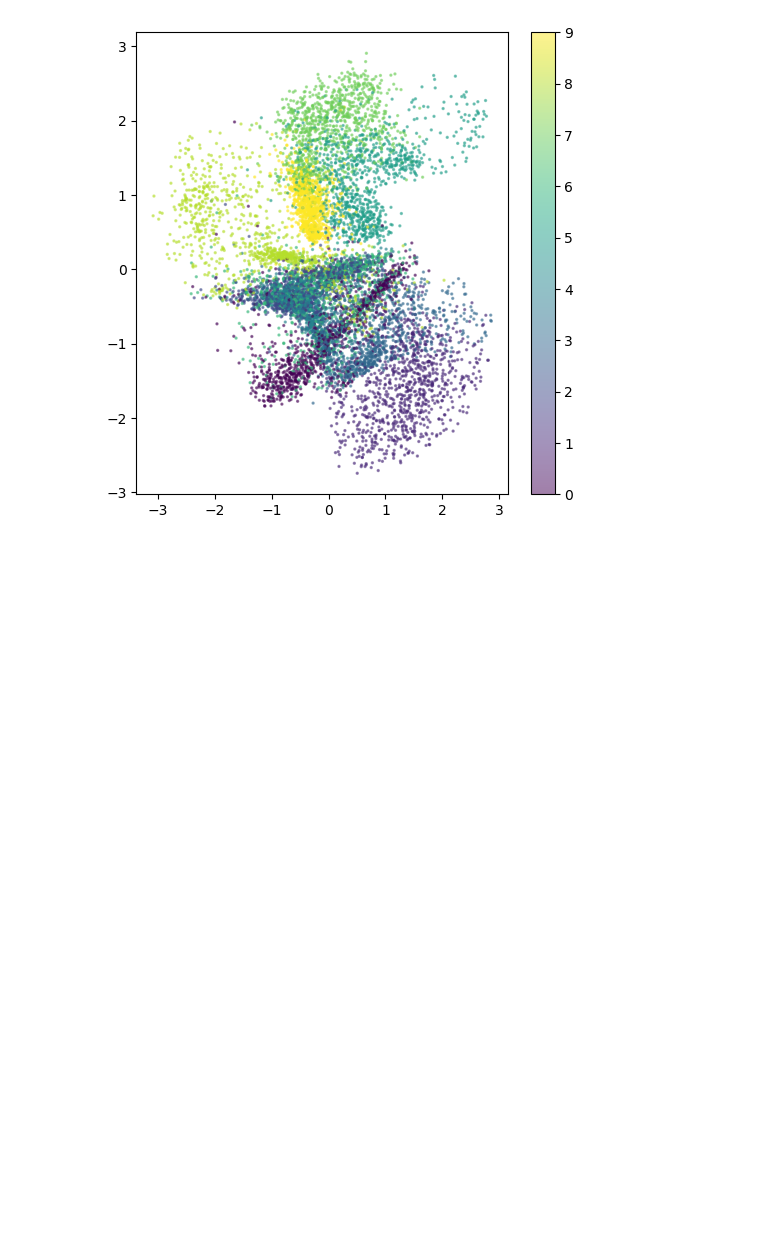
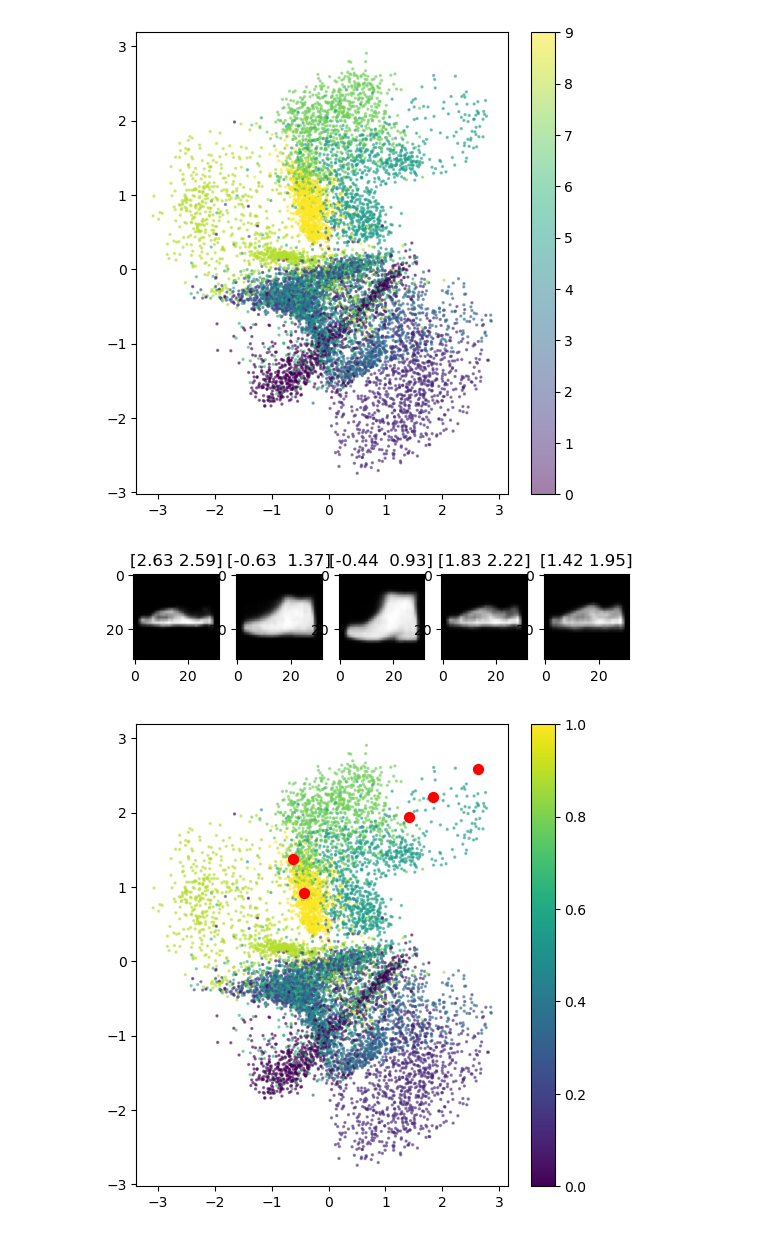
Before and after one commit to Gazeux33/Generative-Deep-Learning, a Jupyter notebook: AutoEncoder/auto-encoder-variationnel.ipynb, the cells around one changed output. Drawn from its saved outputs; the diff is of its cells as text; code cells hidden in the pictures; blank space fills up the shorter version.

```diff
--- a/AutoEncoder/auto-encoder-variationnel.ipynb
+++ b/AutoEncoder/auto-encoder-variationnel.ipynb
@@ -174,3 +174,28 @@ plt.colorbar()
 plt.show()
 # %% [output]
 [figure]
+# %%
+min,max = np.min(z_mean_predicted[:,0]),np.max(z_mean_predicted[:,0])
+
+n_predictions = 5
+points = np.random.uniform(min,max,size=(n_predictions,2,))
+decode_img = decoder.predict(points,verbose=False)
+
+if n_predictions == 1:
+    fig, axs = plt.subplots(1, 1)
+    plt.imshow(decode_img[0], cmap="gray")
+    axs.set_title(np.round(points[0], decimals=2))
+else:
+    fig, axs = plt.subplots(1, n_predictions)
+    for i in range(n_predictions):
+        axs[i].imshow(decode_img[i], cmap="gray")
+        axs[i].set_title(np.round(points[i], decimals=2))
+
+plt.figure(figsize=(6,6))
+plt.scatter(z_mean_predicted[:,0],z_mean_predicted[:,1],c=y_test,alpha=0.5,s=2)
+plt.scatter(points[:,0],points[:,1],s=50,c="red")
+plt.colorbar()
+plt.show()
+# %% [output]
+[figure, added]
+[figure, added]
```
Also changed, not shown: parts of 1 cell of this notebook, 2 other files.
